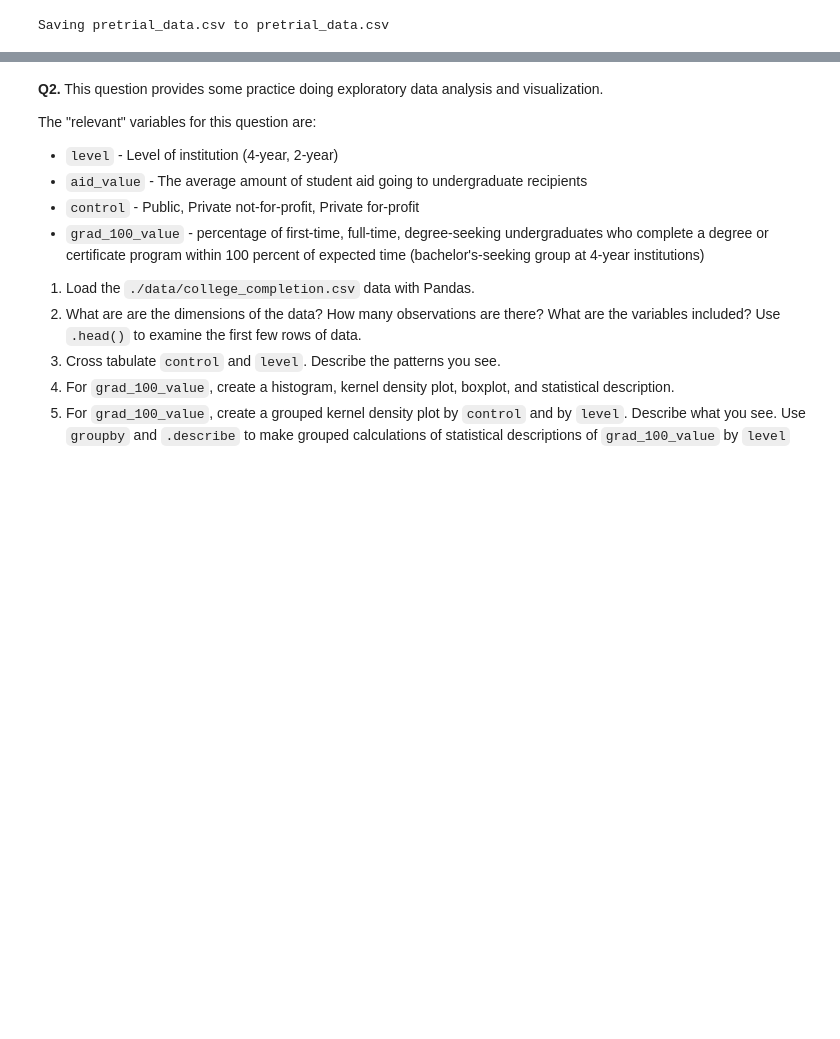
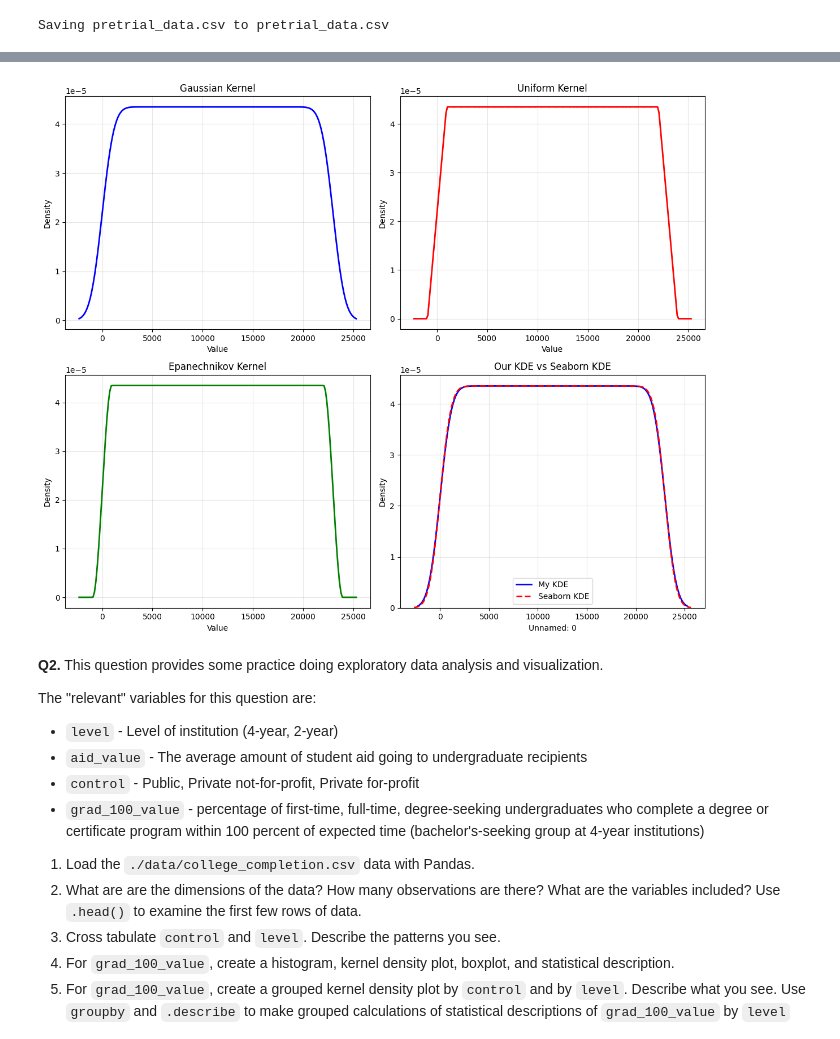
Before and after one commit to meherkalsi13-png/visualization_assignment, a Jupyter notebook: assignment.ipynb, the cells around one changed output, grey strips where cells are left out. Drawn from its saved outputs; the diff is of its cells as text; code cells hidden in the pictures; blank space fills up the shorter version.

```diff
--- a/assignment.ipynb
+++ b/assignment.ipynb
@@ -81,0 +67,94 @@ k(2) = 0.0540
+# %%
+def my_kde(data, kernel='gaussian', bandwidth=None):
+
+    # Convert to numpy array
+    if isinstance(data, pd.Series):
+        data = data.values
+    data = np.array(data).flatten()
+    #remove NaN values
+    data = data[~np.isnan(data)]
+    n = len(data)
+
+    # Silverman's bandwidth
+    #h = 0.9 * min(std, IQR/1.34) * n^(-1/5)
+    if bandwidth is None:
+        std = np.std(data, ddof=1)  # sample std
+        bandwidth = 1.06 * std * (n ** (-1/5))
+
+    #create evaluation points in order to estimate density
+    x_min, x_max = data.min(), data.max()
+    #padding fixes x-axis, removes negative numbers, makes curve look better
+    padding = (x_max - x_min) * 0.1
+    x_points = np.linspace(x_min - padding, x_max + padding, 200)
+
+    #kernel types
+    kernels = { 'gaussian': gaussian_kernel, 'uniform': uniform_kernel,'epanechnikov': epanechnikov_kernel }
+    kernel_func = kernels[kernel]
+
+    # Use cdist for fast distance calculation
+    #reshape for data so we can have 2d array
+    #evaluation points
+    x_eval = x_points.reshape(-1, 1)
+    #data points
+    data_points = data.reshape(-1, 1)
+
+    #distance calculation
+    distances = cdist(x_eval, data_points)  \
+
+    #standardize distances: z = distance / bandwidth
+    #this helps to standardize based on normal distribution rather than each data's different scaling
+    z = distances / bandwidth
+
+    #apply kernel function and sum for  all data points
+    # KDE formula: density = (1/(n*h)) * sum(kernel((x-xi)/h))
+    kernel_values = kernel_func(z)
+    density = np.sum(kernel_values, axis=1) / (n * bandwidth)
+
+    return x_points, density
+
+
+#use the first numeric column (adjust column name as needed)
+#replace 'column_name' with the actual column you want to analyze
+data_column = df.iloc[:, 0]  # Using first column, change as needed
+print(f"Using column: {data_column.name}")
+print(f"Data range: {data_column.min():.2f} to {data_column.max():.2f}")
+
+#create plots for all three kernels
+fig, axes = plt.subplots(2, 2, figsize=(12, 10))
+
+#Gaussian kernel
+x_vals, density = my_kde(data_column, kernel='gaussian')
+axes[0, 0].plot(x_vals, density, 'b-', linewidth=2, label='Our Gaussian KDE')
+axes[0, 0].set_title('Gaussian Kernel')
+axes[0, 0].set_xlabel('Value')
+axes[0, 0].set_ylabel('Density')
+axes[0, 0].grid(True, alpha=0.3)
+
+#Uniform kernel
+x_vals, density = my_kde(data_column, kernel='uniform')
+axes[0, 1].plot(x_vals, density, 'r-', linewidth=2, label='Our Uniform KDE')
+axes[0, 1].set_title('Uniform Kernel')
+axes[0, 1].set_xlabel('Value')
+axes[0, 1].set_ylabel('Density')
+axes[0, 1].grid(True, alpha=0.3)
+
+#Epanechnikov kernel
+x_vals, density = my_kde(data_column, kernel='epanechnikov')
+axes[1, 0].plot(x_vals, density, 'g-', linewidth=2, label='Our Epanechnikov KDE')
+axes[1, 0].set_title('Epanechnikov Kernel')
+axes[1, 0].set_xlabel('Value')
+axes[1, 0].set_ylabel('Density')
+axes[1, 0].grid(True, alpha=0.3)
+
+#compare Seaborn vs My KDE
+x_vals, density = my_kde(data_column, kernel='gaussian')
+axes[1, 1].plot(x_vals, density, 'b-', linewidth=2, label='My KDE')
+sns.kdeplot(data=data_column, ax=axes[1, 1], color='red',
+            linewidth=2, linestyle='--', label='Seaborn KDE')
+axes[1, 1].set_title('Our KDE vs Seaborn KDE')
+axes[1, 1].legend()
+axes[1, 1].grid(True, alpha=0.3)
+
+plt.tight_layout()
+plt.show()
+# %% [output]
@@ -82,3 +163,4 @@ k(2) = 0.0540
+[figure, added]
 # %% [markdown]
 **Q2.** This question provides some practice doing exploratory data analysis and visualization.
 
```
Also changed, not shown: parts of 2 cells of this notebook.
